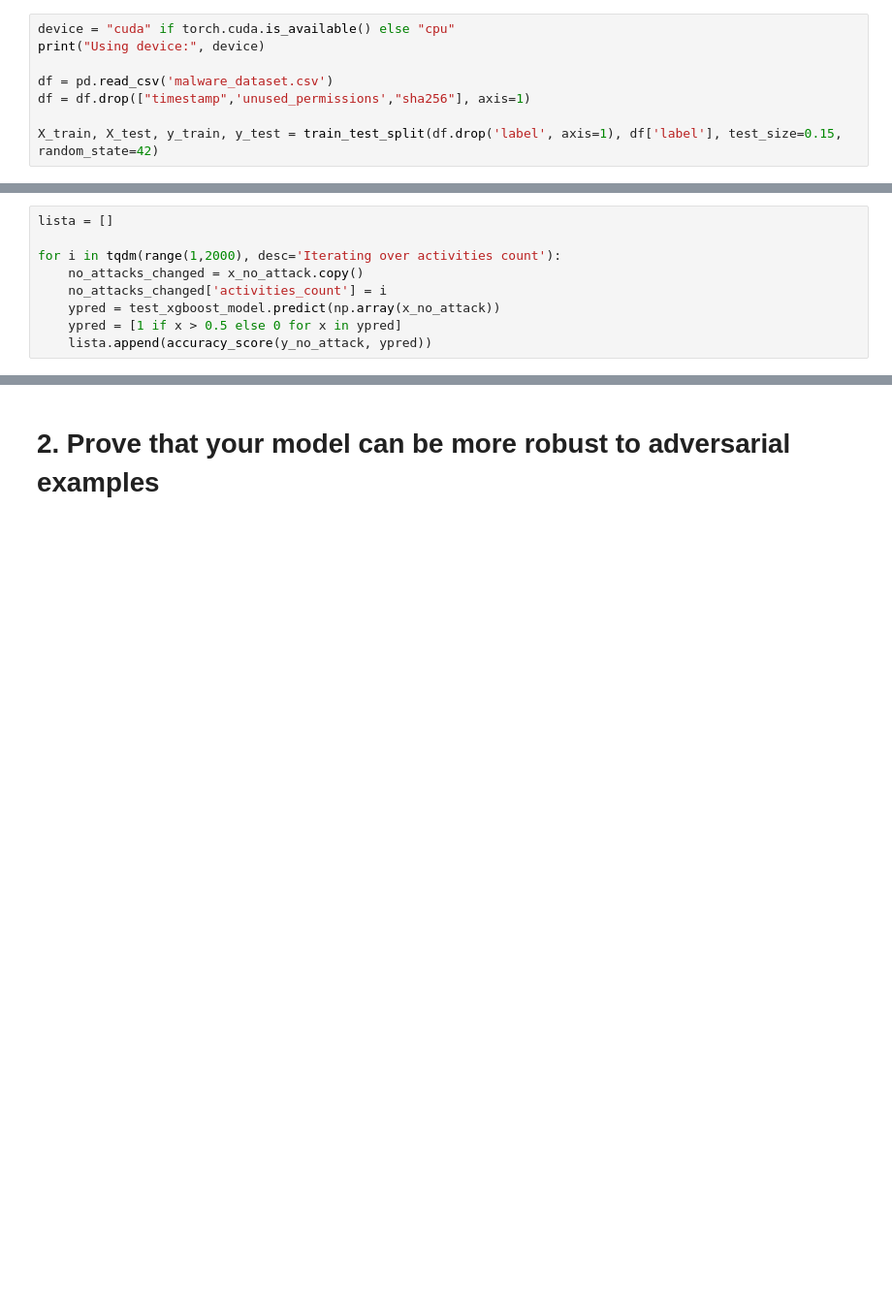
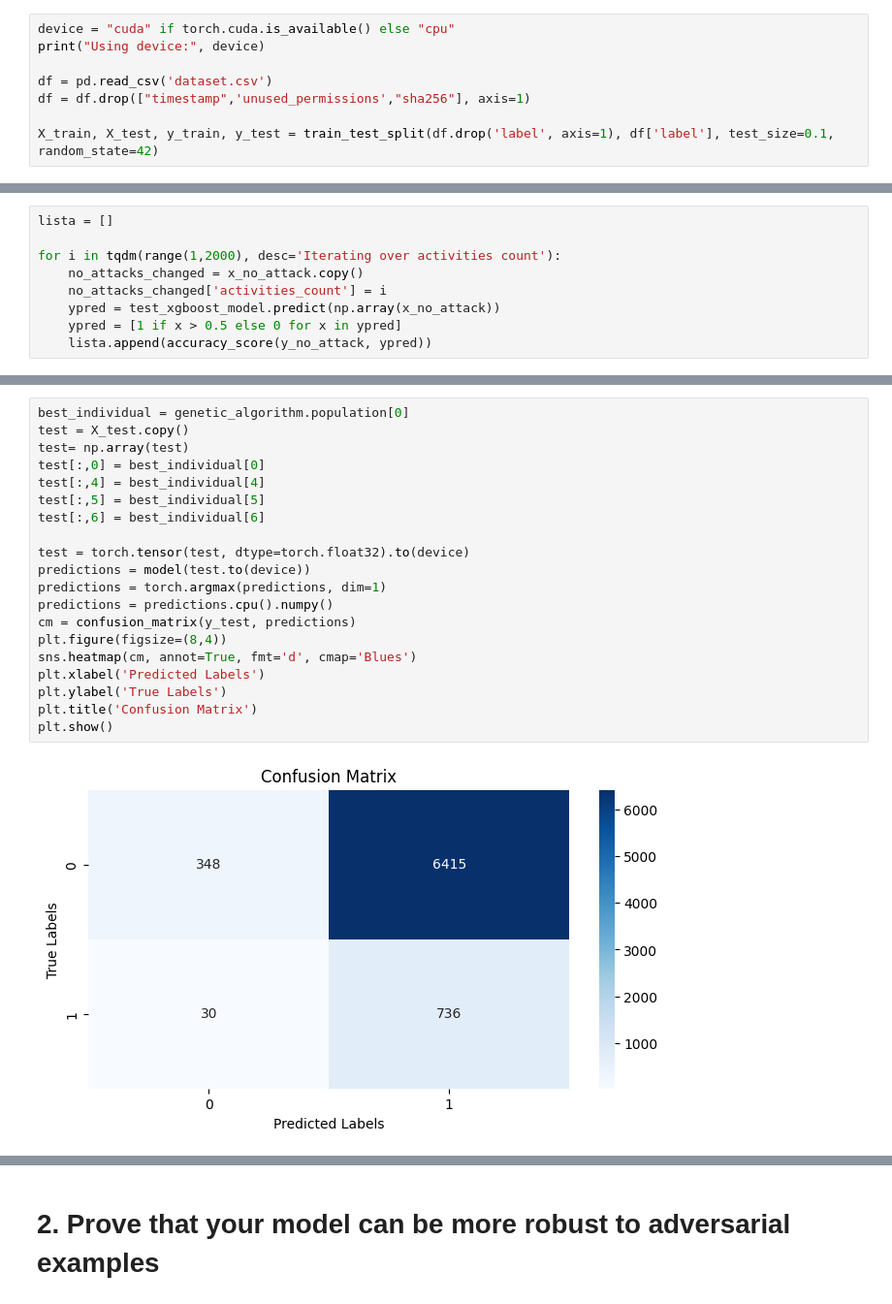
Before and after one commit to pintamonas4575/Security-project-MAADM-UPM, a Jupyter notebook: malware_solution.ipynb, the cells around one changed output, grey strips where cells are left out. Shown: that part at 97% size. Cells and saved outputs as stored; diff of their text form; blank space fills up the shorter version.

```diff
--- a/malware_solution.ipynb
+++ b/malware_solution.ipynb
@@ -21,8 +21,8 @@ from sklearn.metrics import classification_report, confusion_matrix, accuracy_sc
 device = "cuda" if torch.cuda.is_available() else "cpu"
 print("Using device:", device)
 
-df = pd.read_csv('malware_dataset.csv')
+df = pd.read_csv('dataset.csv')
 df = df.drop(["timestamp",'unused_permissions',"sha256"], axis=1)
 
-X_train, X_test, y_train, y_test = train_test_split(df.drop('label', axis=1), df['label'], test_size=0.15, random_state=42)
+X_train, X_test, y_train, y_test = train_test_split(df.drop('label', axis=1), df['label'], test_size=0.1, random_state=42)
 # %% [output]
@@ -302,0 +302,22 @@ Mejor individuo: [25, 59, 18, 77, 53, 89, 99, 9]
+# %%
+best_individual = genetic_algorithm.population[0]
+test = X_test.copy()
+test= np.array(test)
+test[:,0] = best_individual[0]
+test[:,4] = best_individual[4]
+test[:,5] = best_individual[5]
+test[:,6] = best_individual[6]
+
+test = torch.tensor(test, dtype=torch.float32).to(device)
+predictions = model(test.to(device))
+predictions = torch.argmax(predictions, dim=1)
+predictions = predictions.cpu().numpy()
+cm = confusion_matrix(y_test, predictions)
+plt.figure(figsize=(8,4))
+sns.heatmap(cm, annot=True, fmt='d', cmap='Blues')
+plt.xlabel('Predicted Labels')
+plt.ylabel('True Labels')
+plt.title('Confusion Matrix')
+plt.show()
+# %% [output]
+[figure, added]
```
Also changed, not shown: parts of 9 cells of this notebook, 2 other files.
